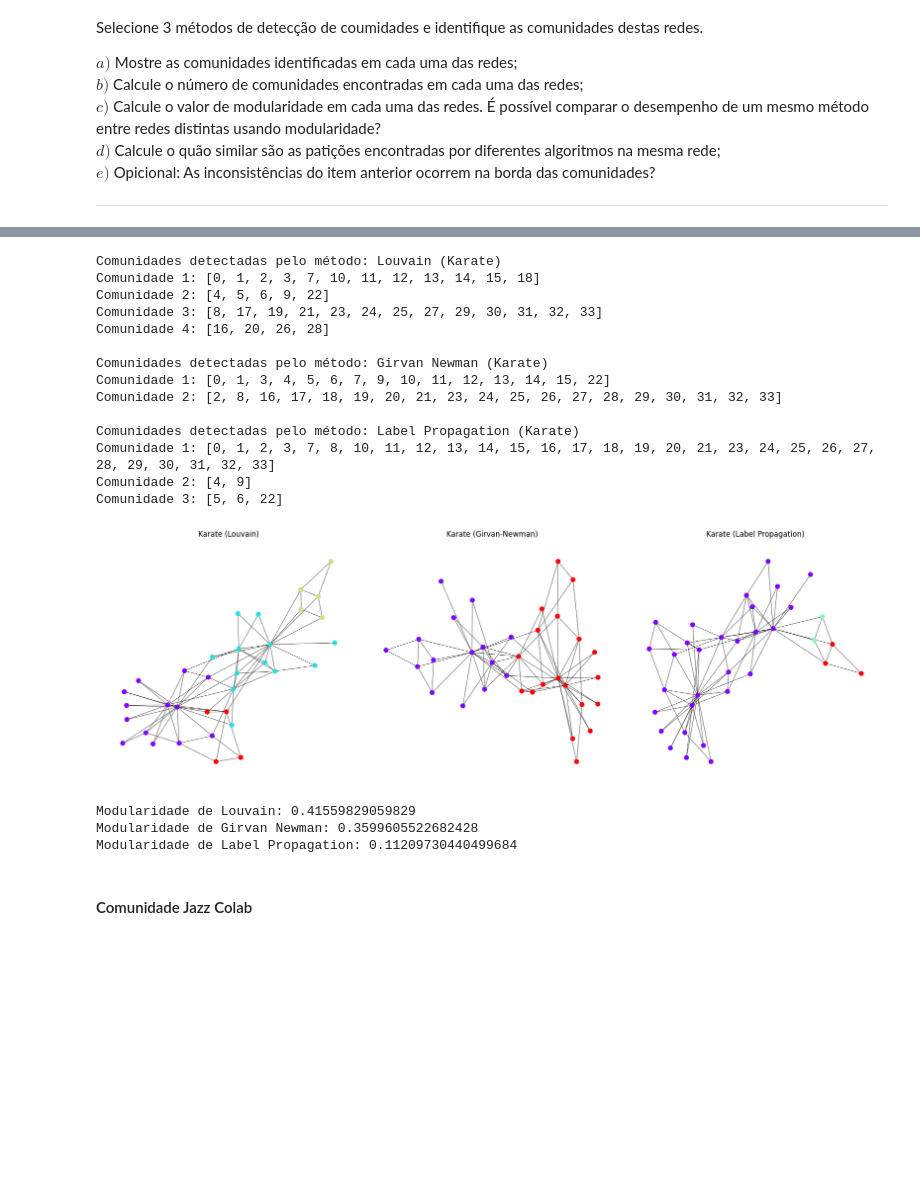
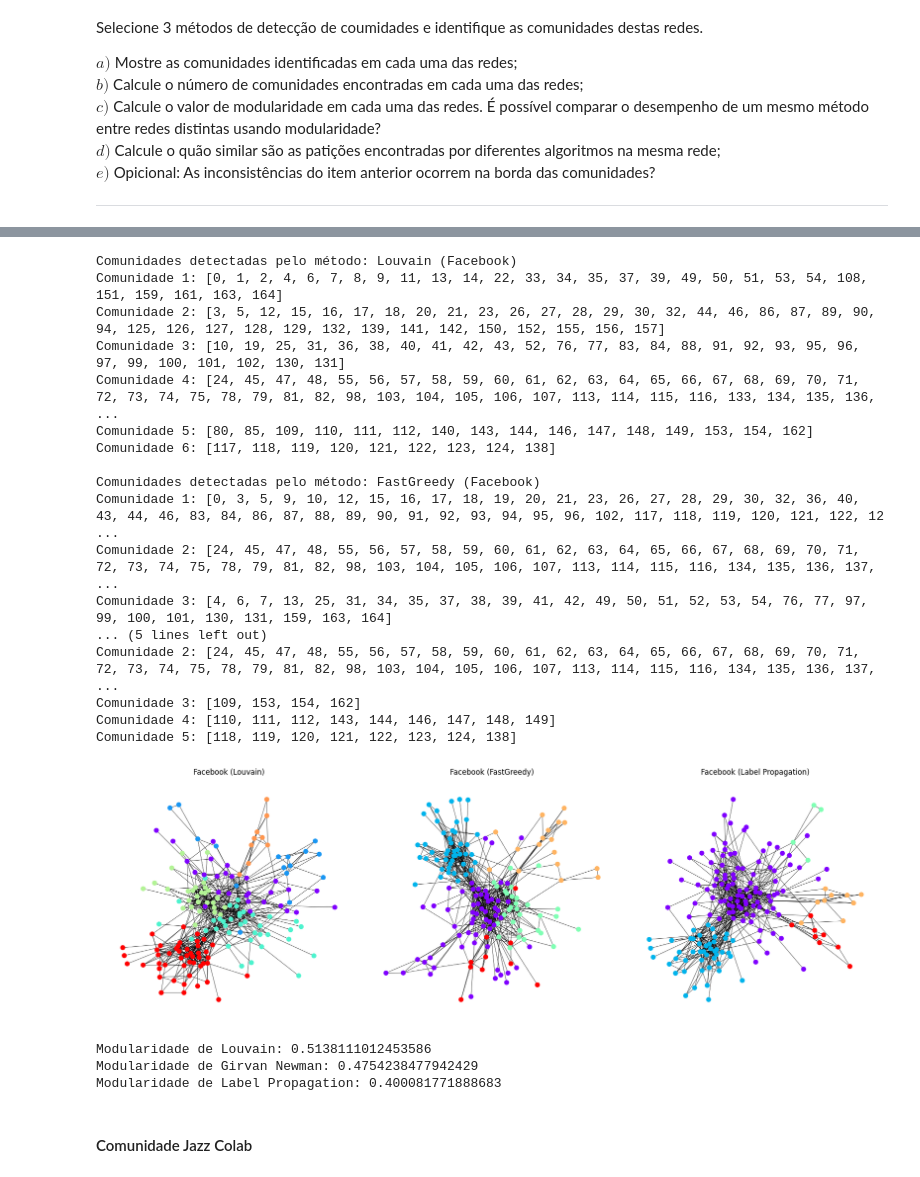
Before and after one commit to VictorFrancheto/logistic-regression, a Jupyter notebook: Prova_1.ipynb, the cells around one changed output, grey strips where cells are left out. Cells and saved outputs as stored; diff of their text form; code cells hidden in the pictures; blank space fills up the shorter version.

```diff
--- a/Prova_1.ipynb
+++ b/Prova_1.ipynb
@@ -145,15 +145,16 @@ fig, axs = plt.subplots(ncols=3, figsize=(15, 5))  # 3 colunas para os subplots
 
 # Processar e plotar os grafos
 #G_facebook = process_graph('facebook_friends', directed=False)
-G_karate = process_graph('karate/78', directed=False)
+G_facebook = process_graph('facebook_organizations/S2', directed=False)
 G_jazz = process_graph('jazz_collab', directed=False)
 G_polbooks = process_graph('polbooks', directed=False)
 
-plot_graph(G_karate, axs[0], "Karate")
+plot_graph(G_facebook, axs[0], "Facebook")
 plot_graph(G_jazz, axs[1], "Jazz Collab")
 plot_graph(G_polbooks, axs[2], "Political Books")
 
 # Mostrar o gráfico
 plt.tight_layout()  # Ajustar espaçamento entre os subplots
+plt.savefig('redes.jpg', format='jpeg')
 plt.show()
 # %% [output]
@@ -275,13 +276,15 @@ def detect_communities_louvain(G_nx):
     """
     return community_louvain.best_partition(G_nx)
 
-def detect_communities_girvan_newman(G_nx):
+def detect_communities_fastgreedy(G_nx):
     """
-    Método de detecção de comunidades utilizando o algoritmo Girvan-Newman.
+    Método de detecção de comunidades utilizando o algoritmo FastGreedy.
     """
-    comp = girvan_newman(G_nx)
-    limited = itertools.takewhile(lambda c: len(c) <= 10, comp)  # Limitar para não ter muitas divisões
-    return next(limited)
+    # Detecta as comunidades utilizando o algoritmo FastGreedy
+    communities = greedy_modularity_communities(G_nx)
+
+    # Converte o conjunto de comunidades em uma lista de listas de nós
+    return [list(community) for community in communities]
 
 def detect_communities_label_propagation(G_nx):
     """
@@ -293,48 +296,52 @@ def detect_communities_label_propagation(G_nx):
 # %%
 # Criar a figura com 3 subplots lado a lado
 fig, axs = plt.subplots(ncols=3, figsize=(18, 6))  # 3 colunas para os subplots
 
 # Detectar comunidades usando diferentes métodos
-communities_karate_l = detect_communities_louvain(G_karate)
-communities_karate_g = detect_communities_girvan_newman(G_karate)
-communities_karate_p = detect_communities_label_propagation(G_karate)
+communities_facebook_l = detect_communities_louvain(G_facebook)
+communities_facebook_g = detect_communities_fastgreedy(G_facebook)
+communities_facebook_p = detect_communities_label_propagation(G_facebook)
 
 # Printando as comunidades
-print_communities(communities_karate_l, "Louvain (Karate)")
-print_communities(communities_karate_g, "Girvan Newman (Karate)")
-print_communities(communities_karate_p, "Label Propagation (Karate)")
+print_communities(communities_facebook_l, "Louvain (Facebook)")
+print_communities(communities_facebook_g, "FastGreedy (Facebook)")
+print_communities(communities_facebook_p, "Label Propagation (Facebook)")
 
 # Plotar os grafos com as comunidades
-plot_communities(G_karate, communities_karate_l, axs[0], "Karate (Louvain)")
-plot_communities(G_karate, communities_karate_g, axs[1], "Karate (Girvan-Newman)")
-plot_communities(G_karate, communities_karate_p, axs[2], "Karate (Label Propagation)")
+plot_communities(G_facebook, communities_facebook_l, axs[0], "Facebook (Louvain)")
+plot_communities(G_facebook, communities_facebook_g, axs[1], "Facebook (FastGreedy)")
+plot_communities(G_facebook, communities_facebook_p, axs[2], "Facebook (Label Propagation)")
 
 # Mostrar o gráfico
 plt.tight_layout()  # Ajustar espaçamento entre os subplots
+plt.savefig('rede_facebook_comunidade.jpg', format='jpeg')
 plt.show()
 
-print(f'Modularidade de Louvain: {calculate_modularity(G_karate, communities_karate_l)}')
-print(f'Modularidade de Girvan Newman: {calculate_modularity(G_karate, communities_karate_g)}')
-print(f'Modularidade de Label Propagation: {calculate_modularity(G_karate, communities_karate_p)}')
+print(f'Modularidade de Louvain: {calculate_modularity(G_facebook, communities_facebook_l)}')
+print(f'Modularidade de Girvan Newman: {calculate_modularity(G_facebook, communities_facebook_g)}')
+print(f'Modularidade de Label Propagation: {calculate_modularity(G_facebook, communities_facebook_p)}')
 # %% [output]
-Comunidades detectadas pelo método: Louvain (Karate)
-Comunidade 1: [0, 1, 2, 3, 7, 10, 11, 12, 13, 14, 15, 18]
-Comunidade 2: [4, 5, 6, 9, 22]
-Comunidade 3: [8, 17, 19, 21, 23, 24, 25, 27, 29, 30, 31, 32, 33]
-Comunidade 4: [16, 20, 26, 28]
+Comunidades detectadas pelo método: Louvain (Facebook)
+Comunidade 1: [0, 1, 2, 4, 6, 7, 8, 9, 11, 13, 14, 22, 33, 34, 35, 37, 39, 49, 50, 51, 53, 54, 108, 151, 159, 161, 163, 164]
+Comunidade 2: [3, 5, 12, 15, 16, 17, 18, 20, 21, 23, 26, 27, 28, 29, 30, 32, 44, 46, 86, 87, 89, 90, 94, 125, 126, 127, 128, 129, 132, 139, 141, 142, 150, 152, 155, 156, 157]
+Comunidade 3: [10, 19, 25, 31, 36, 38, 40, 41, 42, 43, 52, 76, 77, 83, 84, 88, 91, 92, 93, 95, 96, 97, 99, 100, 101, 102, 130, 131]
+Comunidade 4: [24, 45, 47, 48, 55, 56, 57, 58, 59, 60, 61, 62, 63, 64, 65, 66, 67, 68, 69, 70, 71, 72, 73, 74, 75, 78, 79, 81, 82, 98, 103, 104, 105, 106, 107, 113, 114, 115, 116, 133, 134, 135, 136,  ...
+Comunidade 5: [80, 85, 109, 110, 111, 112, 140, 143, 144, 146, 147, 148, 149, 153, 154, 162]
+Comunidade 6: [117, 118, 119, 120, 121, 122, 123, 124, 138]
 
-Comunidades detectadas pelo método: Girvan Newman (Karate)
-Comunidade 1: [0, 1, 3, 4, 5, 6, 7, 9, 10, 11, 12, 13, 14, 15, 22]
-Comunidade 2: [2, 8, 16, 17, 18, 19, 20, 21, 23, 24, 25, 26, 27, 28, 29, 30, 31, 32, 33]
-
-Comunidades detectadas pelo método: Label Propagation (Karate)
-Comunidade 1: [0, 1, 2, 3, 7, 8, 10, 11, 12, 13, 14, 15, 16, 17, 18, 19, 20, 21, 23, 24, 25, 26, 27, 28, 29, 30, 31, 32, 33]
-Comunidade 2: [4, 9]
-Comunidade 3: [5, 6, 22]
+Comunidades detectadas pelo método: FastGreedy (Facebook)
+Comunidade 1: [0, 3, 5, 9, 10, 12, 15, 16, 17, 18, 19, 20, 21, 23, 26, 27, 28, 29, 30, 32, 36, 40, 43, 44, 46, 83, 84, 86, 87, 88, 89, 90, 91, 92, 93, 94, 95, 96, 102, 117, 118, 119, 120, 121, 122, 12 ...
+Comunidade 2: [24, 45, 47, 48, 55, 56, 57, 58, 59, 60, 61, 62, 63, 64, 65, 66, 67, 68, 69, 70, 71, 72, 73, 74, 75, 78, 79, 81, 82, 98, 103, 104, 105, 106, 107, 113, 114, 115, 116, 134, 135, 136, 137,  ...
+Comunidade 3: [4, 6, 7, 13, 25, 31, 34, 35, 37, 38, 39, 41, 42, 49, 50, 51, 52, 53, 54, 76, 77, 97, 99, 100, 101, 130, 131, 159, 163, 164]
+... (5 lines left out)
+Comunidade 2: [24, 45, 47, 48, 55, 56, 57, 58, 59, 60, 61, 62, 63, 64, 65, 66, 67, 68, 69, 70, 71, 72, 73, 74, 75, 78, 79, 81, 82, 98, 103, 104, 105, 106, 107, 113, 114, 115, 116, 134, 135, 136, 137,  ...
+Comunidade 3: [109, 153, 154, 162]
+Comunidade 4: [110, 111, 112, 143, 144, 146, 147, 148, 149]
+Comunidade 5: [118, 119, 120, 121, 122, 123, 124, 138]
-[figure, old version]
+[figure, new version]
-Modularidade de Louvain: 0.41559829059829
-Modularidade de Girvan Newman: 0.3599605522682428
-Modularidade de Label Propagation: 0.11209730440499684
+Modularidade de Louvain: 0.5138111012453586
+Modularidade de Girvan Newman: 0.4754238477942429
+Modularidade de Label Propagation: 0.400081771888683
 # %% [markdown]
 #### Comunidade Jazz Colab
 # %%
```
Also changed, not shown: parts of 5 cells of this notebook.
